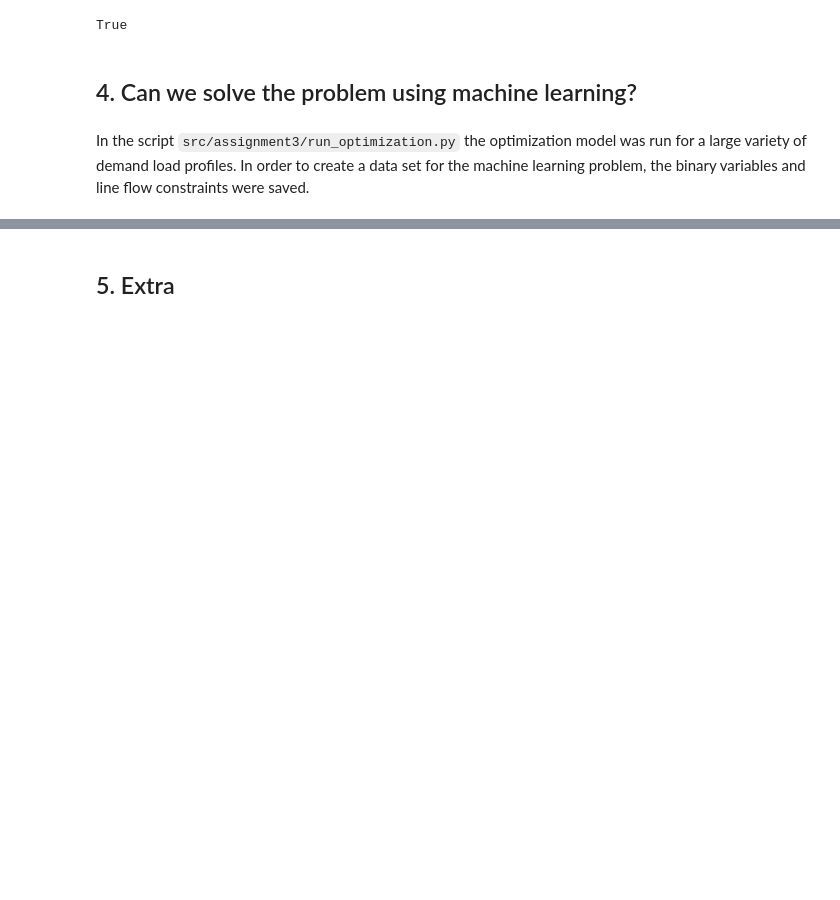
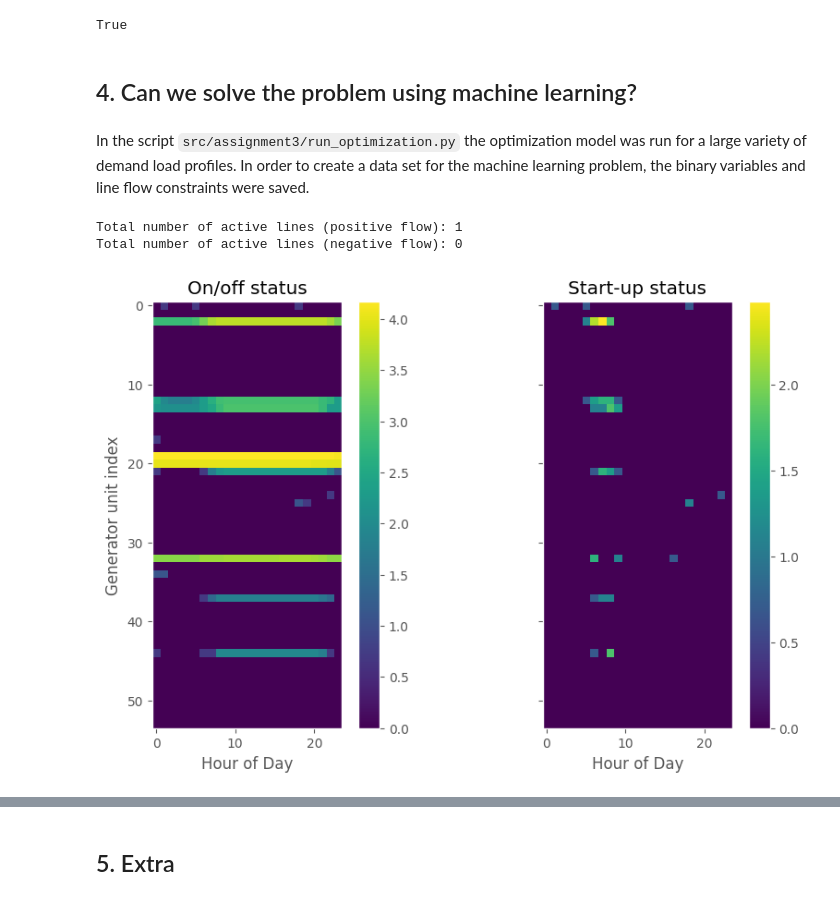
Before and after one commit to albertkjoller/ml-energy-systems, a Jupyter notebook: src/assignment3/notebooks/explainer_notebook.ipynb, the cells around one changed output, grey strips where cells are left out. Cells and saved outputs as stored; diff of their text form; code cells hidden in the pictures; blank space fills up the shorter version.

Commit message:
load data set

```diff
--- a/src/assignment3/notebooks/explainer_notebook.ipynb
+++ b/src/assignment3/notebooks/explainer_notebook.ipynb
@@ -635 +632,40 @@ binary_variables_files  = sorted(glob.glob((DATA_DIR / 'Processed/binary_*.csv')
+# %%
+pos_active_lines_files      = sorted(glob.glob((DATA_DIR / 'processed/active_pos*.csv').as_posix()), key=lambda x: len(x))
+neg_active_lines_files      = sorted(glob.glob((DATA_DIR / 'processed/active_neg*.csv').as_posix()), key=lambda x: len(x))
+on_off_files                = sorted(glob.glob((DATA_DIR / 'processed/on_off_*.csv').as_posix()), key=lambda x: len(x))
+start_up_files              = sorted(glob.glob((DATA_DIR / 'processed/start_up_*.csv').as_posix()), key=lambda x: len(x))
+
+active_pos_lines            = pd.read_csv(pos_active_lines_files[0], index_col=None, header=None)
+active_pos_lines.index      = [f'Hour {i % 24 + 1}' for i in range(active_pos_lines.shape[0])]
+active_pos_lines.columns    = [f'Line {i+1}' for i in range(active_pos_lines.shape[1])]
+
+active_neg_lines            = pd.read_csv(neg_active_lines_files[0], index_col=None, header=None)
+active_neg_lines.index      = [f'Hour {i % 24 + 1}' for i in range(active_neg_lines.shape[0])]
+active_neg_lines.columns    = [f'Line {i+1}' for i in range(active_neg_lines.shape[1])]
+
+on_off                      = pd.read_csv(on_off_files[0], index_col=None, header=None)
+on_off.index                = [f'Gen {i % 54 +1}' for i in range(on_off.shape[0])]
+on_off.columns              = [f'Hour {i+1}' for i in range(on_off.shape[1])]
+
+start_up                    = pd.read_csv(start_up_files[0], index_col=None, header=None)
+start_up.index              = [f'Gen {i % 54 +1}' for i in range(start_up.shape[0])]
+start_up.columns            = [f'Hour {i+1}' for i in range(start_up.shape[1])]
+# %%
+print(f"Total number of active lines (positive flow): {active_pos_lines.sum().sum()}")
+print(f"Total number of active lines (negative flow): {active_neg_lines.sum().sum()}")
+
+fig, axs = plt.subplots(1, 2, sharex=True, sharey=True, figsize=(10, 6))
+for i, df_ in enumerate([on_off, start_up]):
+    im = axs[i].imshow(np.log(df_.reset_index().groupby('index').sum() + 1))
+    axs[i].grid(None)
+    plt.colorbar(im)
+
+    axs[i].set_xlabel('Hour of Day')
+    axs[i].set_title('On/off status' if i==0 else 'Start-up status')
+axs[0].set_ylabel('Generator unit index')
+plt.show()
+# %% [output]
+Total number of active lines (positive flow): 1
+Total number of active lines (negative flow): 0
+[figure, added]
 # %%
```
Also changed, not shown: parts of 16 cells of this notebook, 4 other files.
